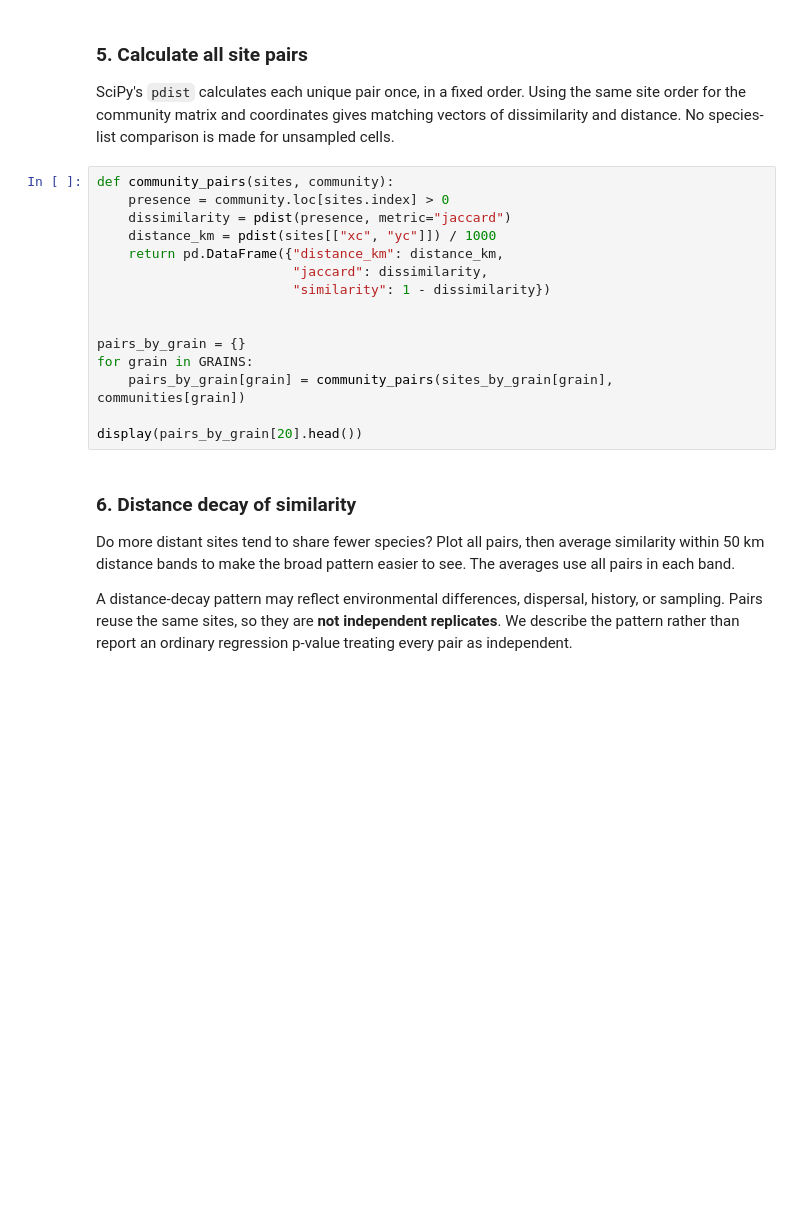
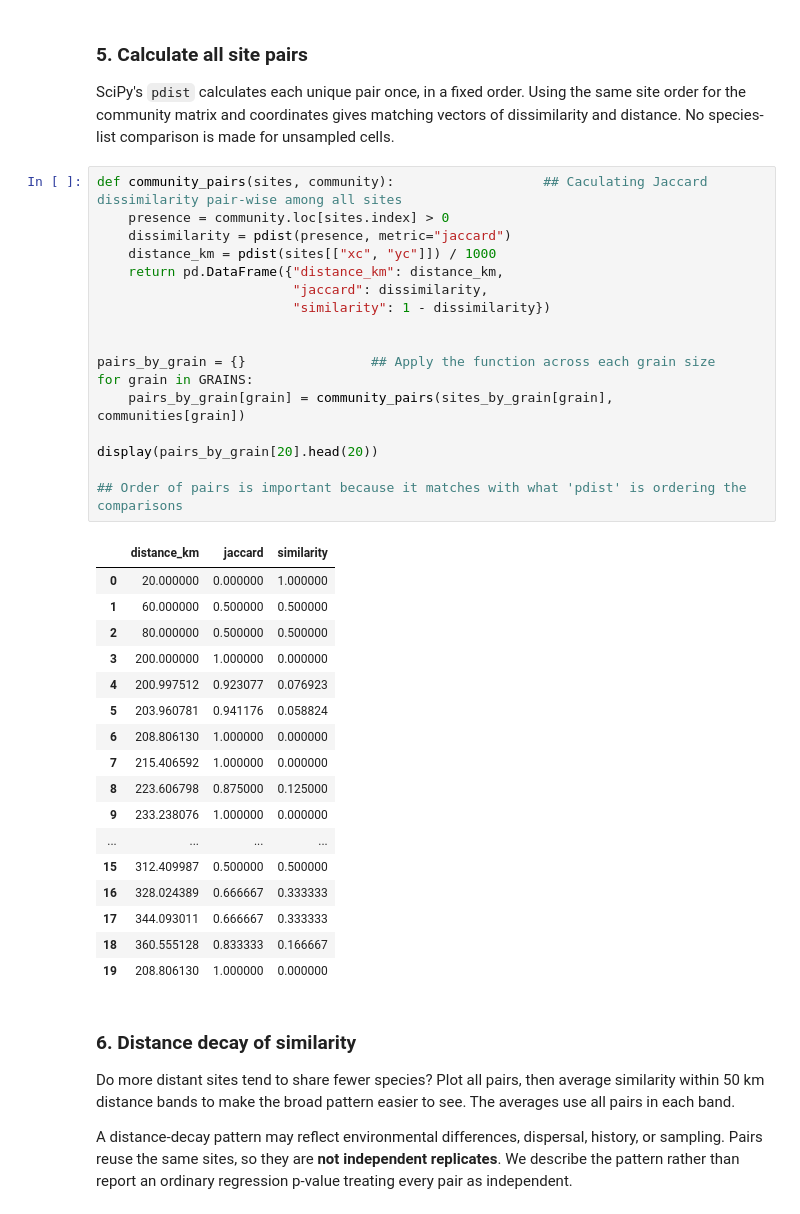
Before and after one commit to studentofwater/BIO597-SpatialBiodiversity, a Jupyter notebook: docs/labs/Lab11-SpatialCommunityComposition.ipynb, the cells around one changed output. Cells and saved outputs as stored; diff of their text form; blank space fills up the shorter version.

```diff
--- a/docs/labs/Lab11-SpatialCommunityComposition.ipynb
+++ b/docs/labs/Lab11-SpatialCommunityComposition.ipynb
@@ -181,20 +242,40 @@ same site order for the community matrix and coordinates gives matching
 vectors of dissimilarity and distance. No species-list comparison is made
 for unsampled cells.
 # %%
-def community_pairs(sites, community):
+def community_pairs(sites, community):                   ## Caculating Jaccard dissimilarity pair-wise among all sites
     presence = community.loc[sites.index] > 0
     dissimilarity = pdist(presence, metric="jaccard")
     distance_km = pdist(sites[["xc", "yc"]]) / 1000
     return pd.DataFrame({"distance_km": distance_km,
                          "jaccard": dissimilarity,
                          "similarity": 1 - dissimilarity})
 
 
-pairs_by_grain = {}
+pairs_by_grain = {}                ## Apply the function across each grain size
 for grain in GRAINS:
     pairs_by_grain[grain] = community_pairs(sites_by_grain[grain], communities[grain])
 
-display(pairs_by_grain[20].head())
+display(pairs_by_grain[20].head(20))
+
+## Order of pairs is important because it matches with what 'pdist' is ordering the comparisons
+# %% [output]
+|  | distance_km | jaccard | similarity |
+| 0 | 20.000000 | 0.000000 | 1.000000 |
+| 1 | 60.000000 | 0.500000 | 0.500000 |
+| 2 | 80.000000 | 0.500000 | 0.500000 |
+| 3 | 200.000000 | 1.000000 | 0.000000 |
+| 4 | 200.997512 | 0.923077 | 0.076923 |
+| 5 | 203.960781 | 0.941176 | 0.058824 |
+| 6 | 208.806130 | 1.000000 | 0.000000 |
+| 7 | 215.406592 | 1.000000 | 0.000000 |
+| 8 | 223.606798 | 0.875000 | 0.125000 |
+| 9 | 233.238076 | 1.000000 | 0.000000 |
+| ... | ... | ... | ... |
+| 15 | 312.409987 | 0.500000 | 0.500000 |
+| 16 | 328.024389 | 0.666667 | 0.333333 |
+| 17 | 344.093011 | 0.666667 | 0.333333 |
+| 18 | 360.555128 | 0.833333 | 0.166667 |
+| 19 | 208.806130 | 1.000000 | 0.000000 |
 # %% [markdown]
 ### 6. Distance decay of similarity
 
```
Also changed, not shown: parts of 20 cells of this notebook.
